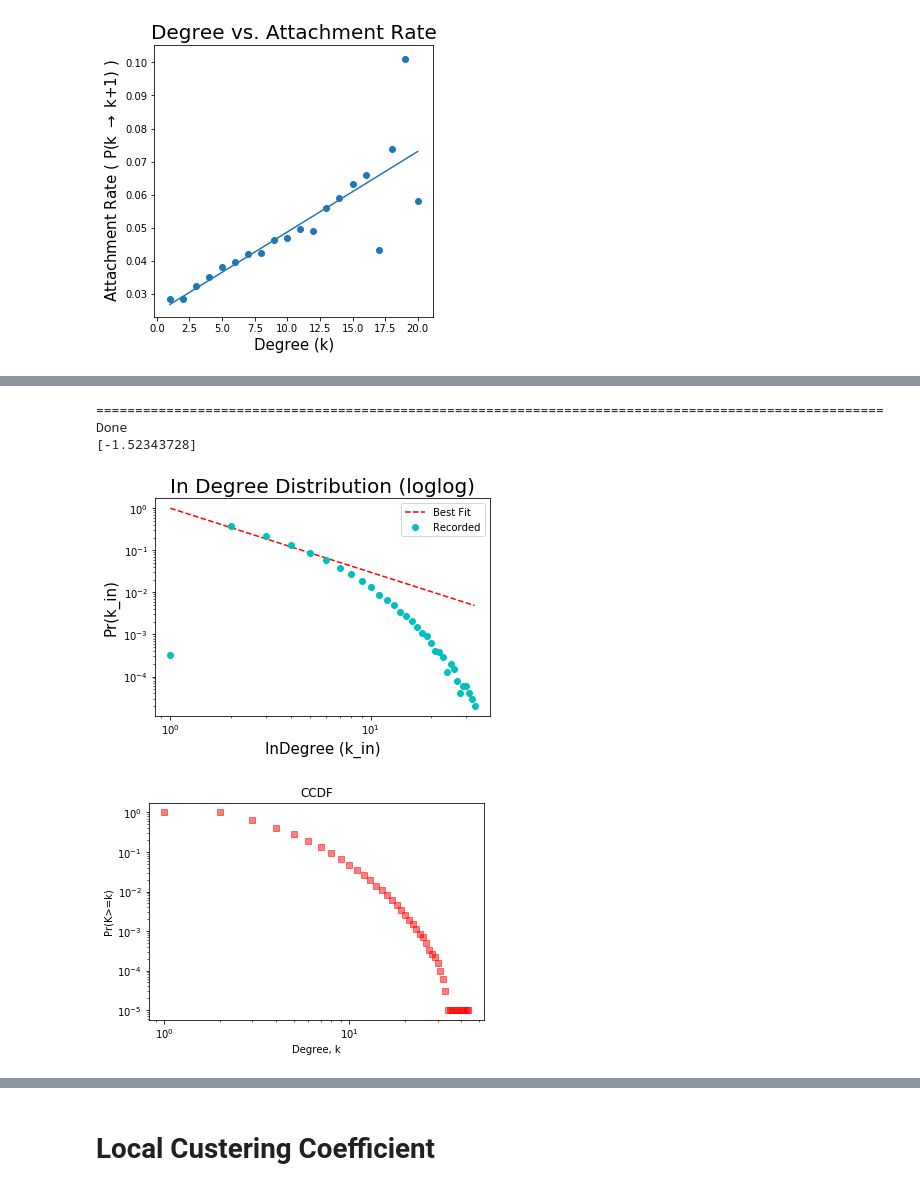
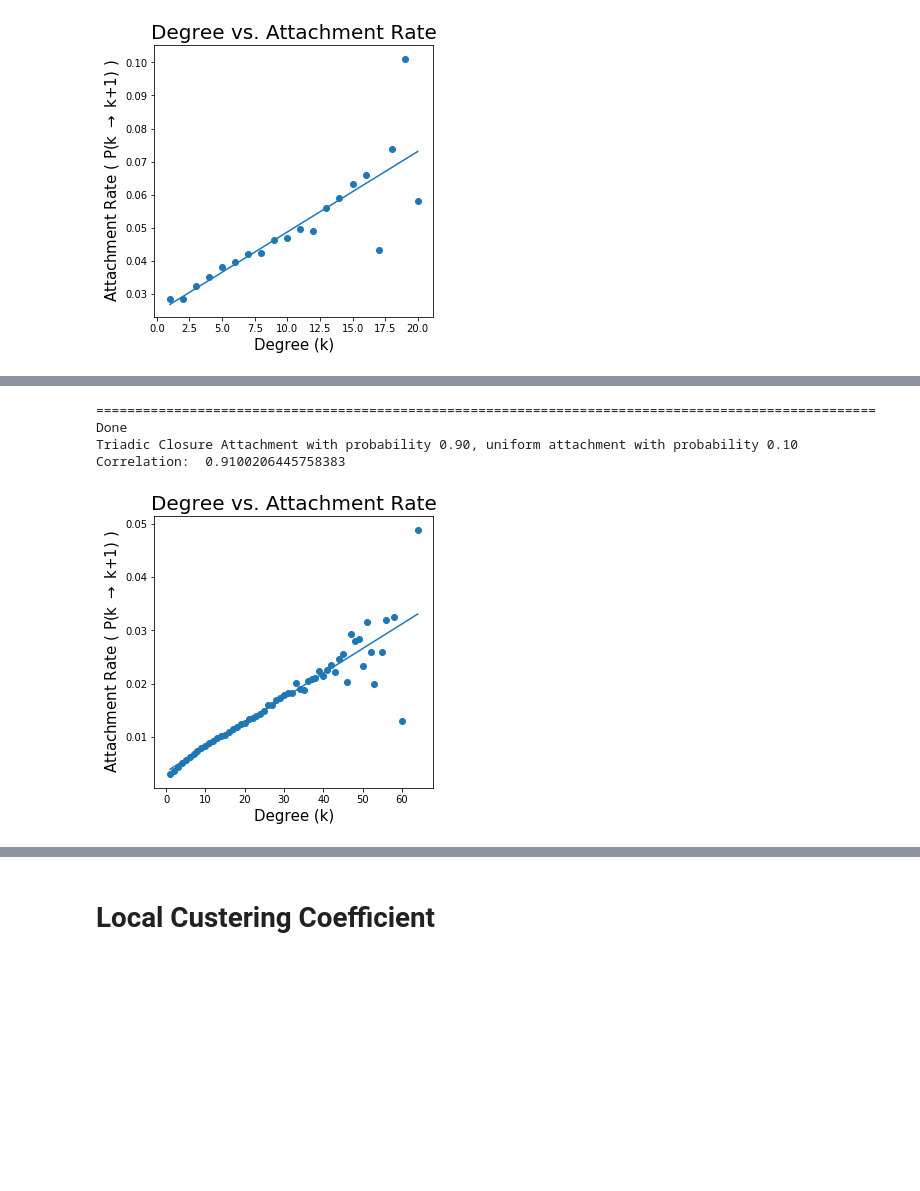
Before and after one commit to thomasy314/Preferential-Attachment, a Jupyter notebook: Pref_Attach.ipynb, the cells around one changed output, grey strips where cells are left out. Drawn from its saved outputs; the diff is of its cells as text; code cells hidden in the pictures; blank space fills up the shorter version.

```diff
--- a/Pref_Attach.ipynb
+++ b/Pref_Attach.ipynb
@@ -503,8 +511,21 @@ Correlation:  0.8343404984948773
+# %%
+# Graph parameters
+size = 1000
+probability = 0.1
+params = [size, probability]
 # %%
+# Test parameters
+interval = 500
+start = 500
+iterations = 10000
+
+k_incr = test_graph(triadic_closure_model, params, start, interval, iterations)
+
+slope, intercept, r_value, p_value, std_err = model_stats(k_incr);
 print("Triadic Closure Attachment with probability {:.2f}, uniform attachment with probability {:.2f}".format(1-params[1], params[1]))
-plotDegsStat(triadic_closure_model, [1000, 0.5], 100)
+print("Correlation: ", r_value)
 # %% [output]
-===================================================================================================== Done
-[-1.52343728]
+==================================================================================================== Done
+Triadic Closure Attachment with probability 0.90, uniform attachment with probability 0.10
+Correlation:  0.9100206445758383
-[figure, old version]
+[figure, new version]
-[figure, removed]
```
Also changed, not shown: parts of 36 cells of this notebook.
